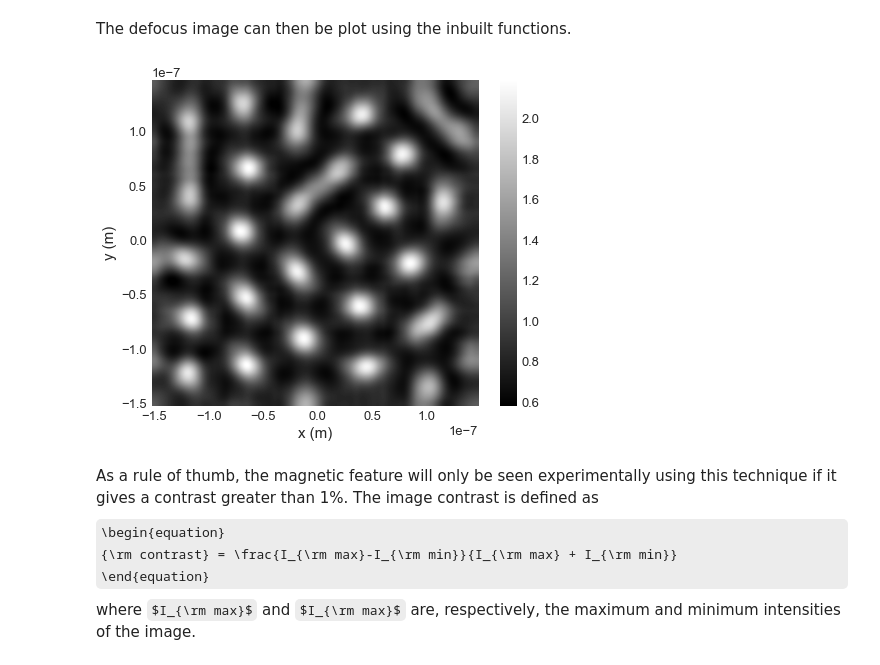
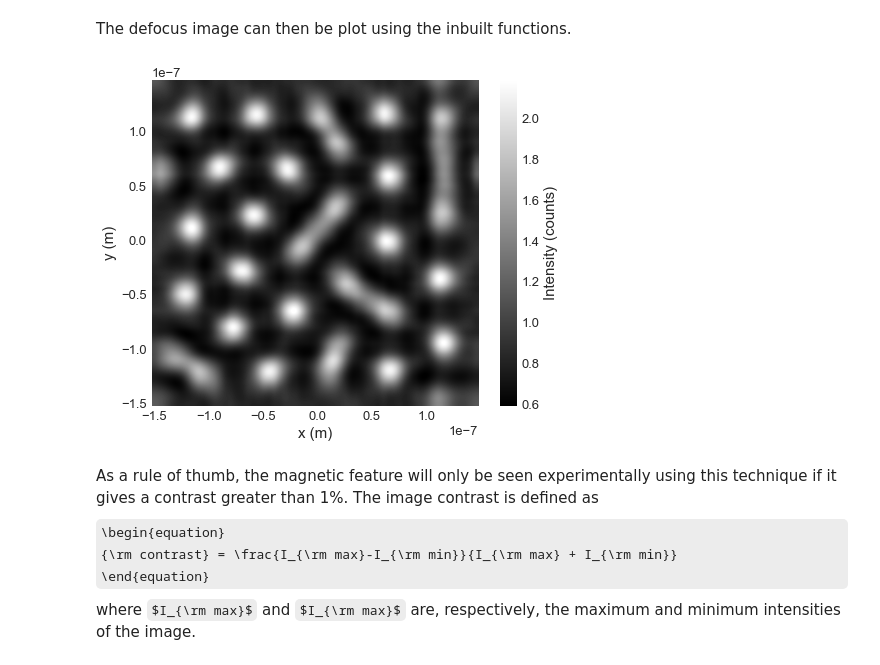
Before and after one commit to ubermag/mag2exp, a Jupyter notebook: docs/ipynb/Lorentz_TEM.ipynb, the cells around one changed output. Cells and saved outputs as stored; diff of their text form; code cells hidden in the pictures; some formulas as TeX source.

```diff
--- a/docs/ipynb/Lorentz_TEM.ipynb
+++ b/docs/ipynb/Lorentz_TEM.ipynb
@@ -20,8 +20,9 @@ A micromagnetic simulation can be set up using <code>Ubermag</code> to obtain a
 import oommfc as oc
 import discretisedfield as df
 import micromagneticmodel as mm
-import random
-random.seed(1)
+import numpy as np
+import ubermagutil.units as uu
+np.random.seed(1)
 
 region = df.Region(p1=(-150e-9, -150e-9, 0), p2=(150e-9, 150e-9, 20e-9))
 mesh = df.Mesh(region=region, cell=(5e-9, 5e-9, 5e-9))
@@ -37,8 +38,7 @@ system.energy = (mm.Exchange(A=1.6e-11)
 Ms = 1.1e6
 
 def m_fun(pos):
-    return [2*random.random()-1 for i in range(3)]
-    # return 2 * np.random.rand(3) - 1
+    return 2 * np.random.rand(3) - 1
 
 # create system with above geometry and initial magnetisation
 system.m = df.Field(mesh, dim=3, value=m_fun, norm=Ms)
@@ -83,7 +83,7 @@ The function <code><span style='color:red'>exsim</span>.ltem_phase</code> is use
 # %%
 import exsim
 kx = ky = 0.1
-phase, ft_phase = exsim.ltem_phase(system.m, kx=kx, ky=ky)
+phase, ft_phase = exsim.ltem.phase(system.m, kx=kx, ky=ky)
 # %% [markdown]
 The phase and its Fourier transform are <code>discretisedfield</code> objects hence the built in plotting functions can be used to view them. Both the phase and its Fourier transform are complex quantities, hence to view them either the real or imaginary part has to be selected before plotting.
 # %%
@@ -138,14 +143,15 @@ The intensity of an in-focus image is $I=\left\vert\psi_0\right\vert^2=1$ and so
 
 The <code><span style='color:Red'>exsim</span>.ltem_defocus_image</code> function calculates the image at a specific <code>df_length</code>, given the spherical aberration <code>Cs</code>, and accelerating voltage of the electrons <code>U</code>.
 # %%
-defocus = exsim.ltem_defocus_image(phase, U=300e3, Cs=8000, df_length=-0.4e-3)
+defocus = exsim.ltem.defocus_image(phase, U=300e3, Cs=8000, df_length=-0.4e-3)
 # %% [markdown]
 The defocus image can then be plot using the inbuilt functions.
 # %%
 defocus.mpl_scalar(cmap='gray',
-                   interpolation='spline16')
+                   interpolation='spline16',
+                  colorbar_label='Intensity (counts)')
 # %% [output]
-[figure, old version]
+[figure, new version]
 # %% [markdown]
 As a rule of thumb, the magnetic feature will only be seen experimentally using this technique if it gives a contrast greater than 1%. The image contrast is defined as
 \begin{equation}
```
Also changed, not shown: parts of 9 cells of this notebook.
